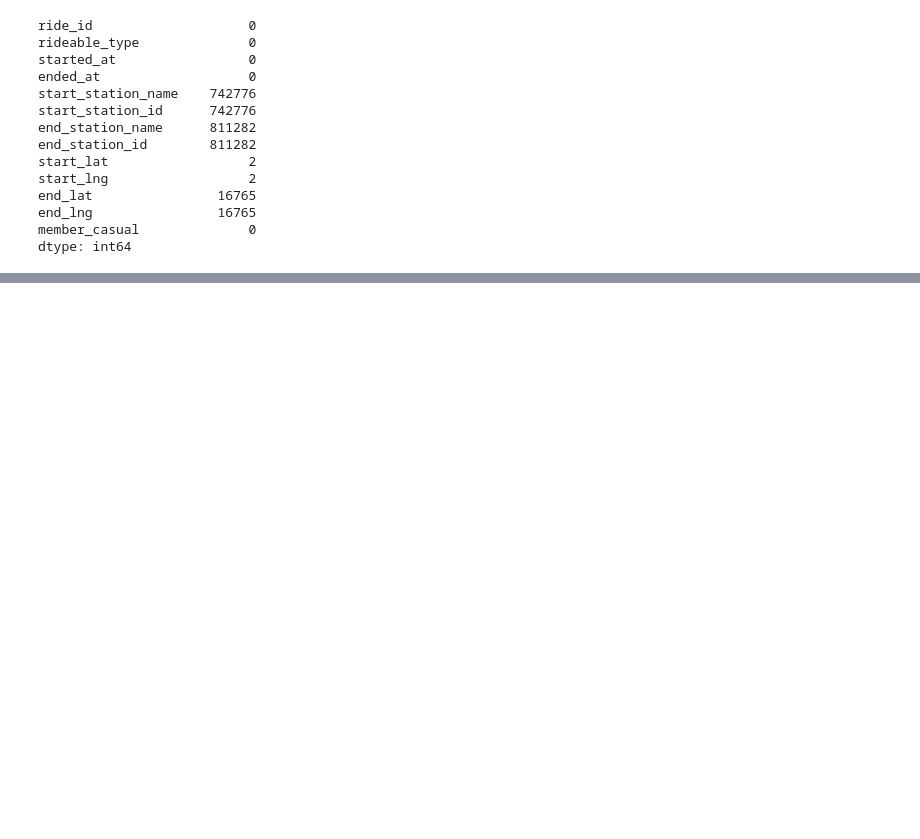
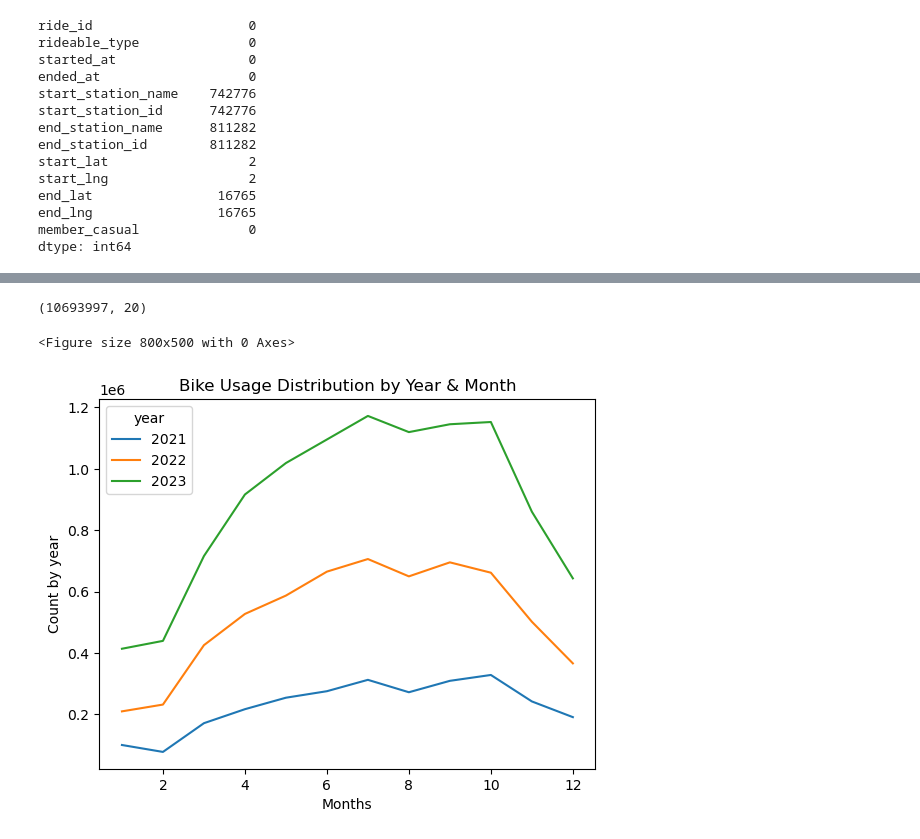
Before and after one commit to TimGarnault/project_3, a Jupyter notebook: project3_sprint1.ipynb, the cells around one changed output, grey strips where cells are left out. Saved outputs shown, nothing was run; the diff lists cells and outputs as text; code cells hidden in the pictures; blank space fills up the shorter version.

```diff
--- a/project3_sprint1.ipynb
+++ b/project3_sprint1.ipynb
@@ -217,0 +325,3 @@ df2.describe().T
+# %%
+df4= df3.copy()
+df4.isnull().sum()
@@ -217,0 +346,24 @@ df2.describe().T
+# %%
+# (10693997, 13)
+
+df4.shape
+# %% [output]
+(10693997, 20)
+# %%
+# usage by month
+grouped_usage_month_df = df4.groupby(['year','month'], observed=False)['ride_id'].count().unstack()
+grouped_usage_month_df.T
+
+plt.figure(figsize=(8,5))
+grouped_usage_month_df.T.plot(kind='line', stacked=True, color=['#1f77b4', '#ff7f0e', '#2ca02c'])
+
+# Add labels and title
+plt.xlabel('Months')
+#    x axis scale to be incremented by 1 to show each month
+plt.ylabel('Count by year')
+#    y axis metric to be adjusted
+plt.title('Bike Usage Distribution by Year & Month')
+plt.show()
+# %% [output]
+<Figure size 800x500 with 0 Axes>
+[figure, added]
```
Also changed, not shown: parts of 8 cells of this notebook.
